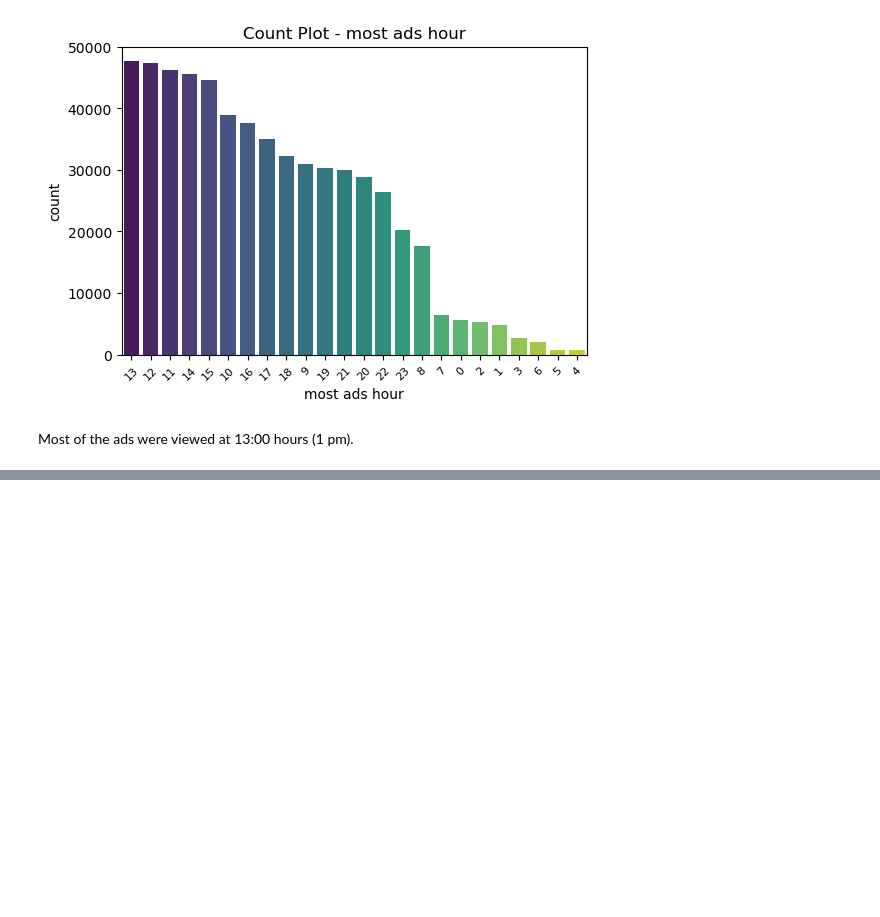
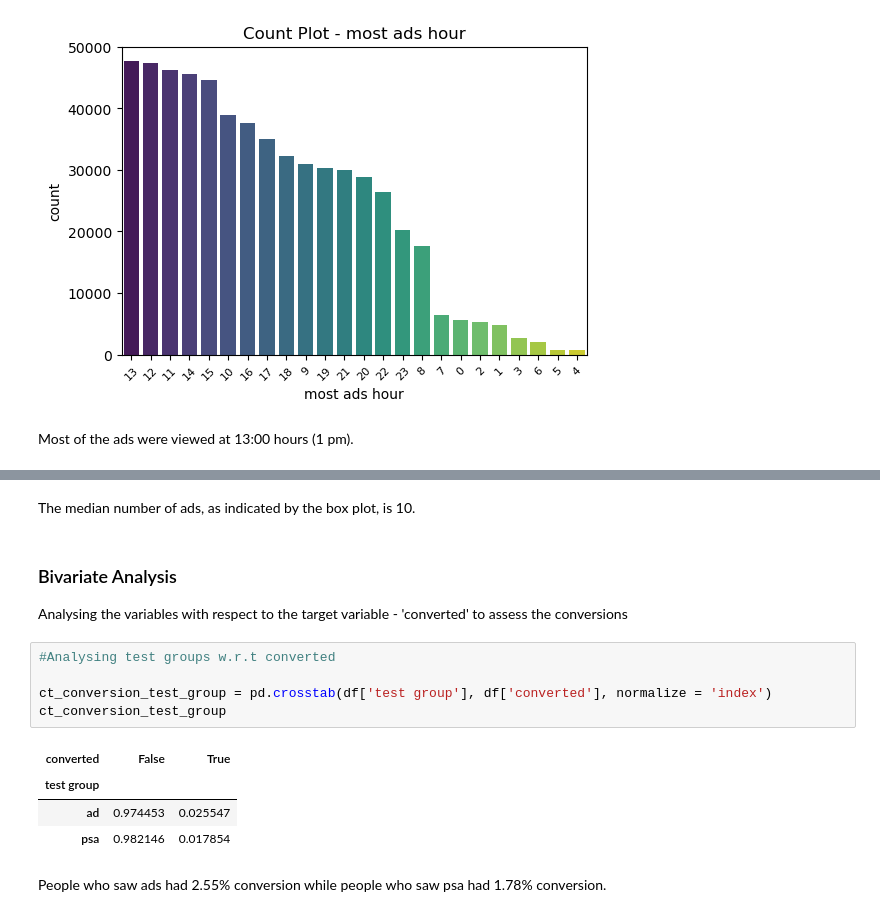
Before and after one commit to Eva088/A-B-Testing, a Jupyter notebook: Marketing.ipynb, the cells around one changed output, grey strips where cells are left out. Cells and saved outputs as stored; diff of their text form; blank space fills up the shorter version.

Commit message:
Bivariate Analysis: test group vs converted

```diff
--- a/Marketing.ipynb
+++ b/Marketing.ipynb
@@ -175,0 +213,18 @@ Most of the ads were viewed at 13:00 hours (1 pm).
+# %% [markdown]
+The median number of ads, as indicated by the box plot, is 10.
+# %% [markdown]
+### Bivariate Analysis
+
+Analysing the variables with respect to the target variable - 'converted' to assess the conversions
+# %%
+#Analysing test groups w.r.t converted
+
+ct_conversion_test_group = pd.crosstab(df['test group'], df['converted'], normalize = 'index')
+ct_conversion_test_group
+# %% [output]
+| converted | False | True |
+| test group |  |  |
+| ad | 0.974453 | 0.025547 |
+| psa | 0.982146 | 0.017854 |
+# %% [markdown]
+People who saw ads had 2.55% conversion while people who saw psa had 1.78% conversion.
```
Also changed, not shown: parts of 5 cells of this notebook.
